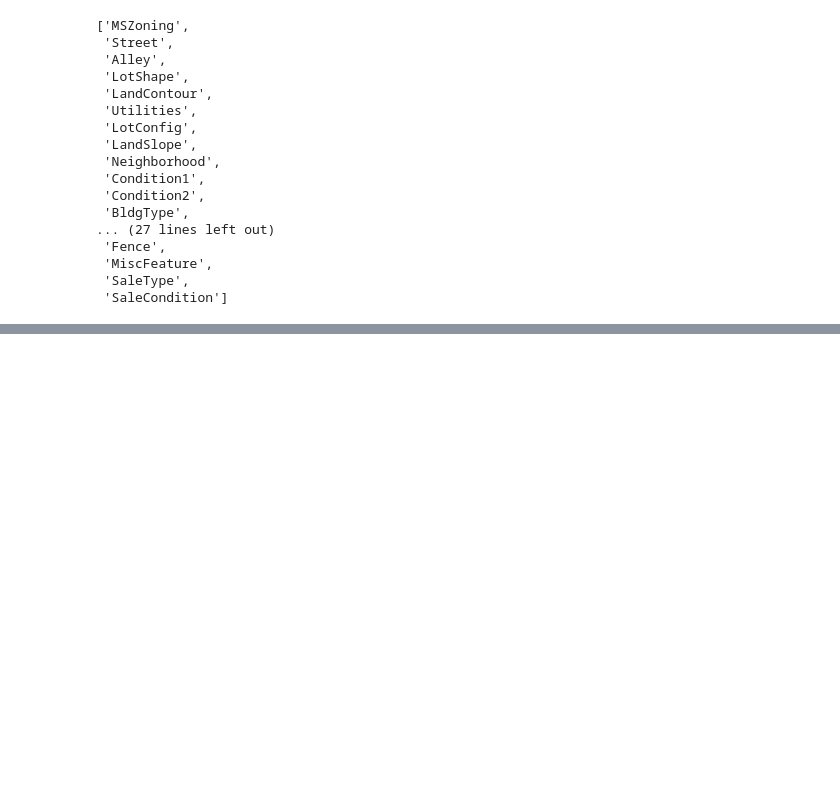
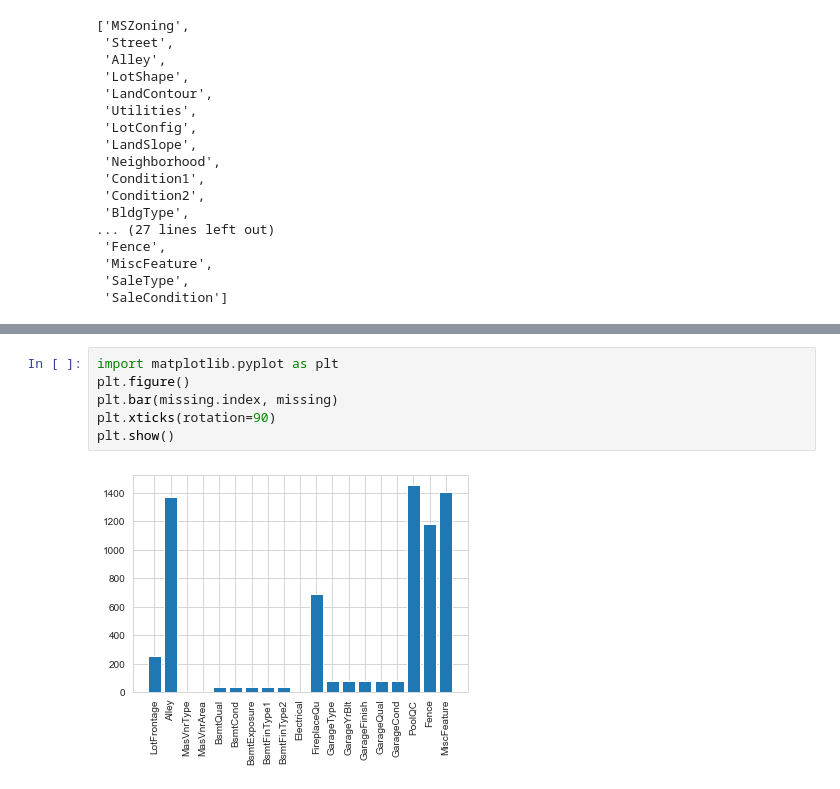
Before and after one commit to LinyiGuo96/Boston_House_Prices, a Jupyter notebook: Repeat_top_1.ipynd.ipynb, the cells around one changed output, grey strips where cells are left out. Cells and saved outputs as stored; diff of their text form; blank space fills up the shorter version.

```diff
--- a/Repeat_top_1.ipynd.ipynb
+++ b/Repeat_top_1.ipynd.ipynb
@@ -107,0 +153,8 @@ qualitative
+# %%
+import matplotlib.pyplot as plt
+plt.figure()
+plt.bar(missing.index, missing)
+plt.xticks(rotation=90)
+plt.show()
+# %% [output]
+[figure, added]
```
Also changed, not shown: parts of 4 cells of this notebook.
